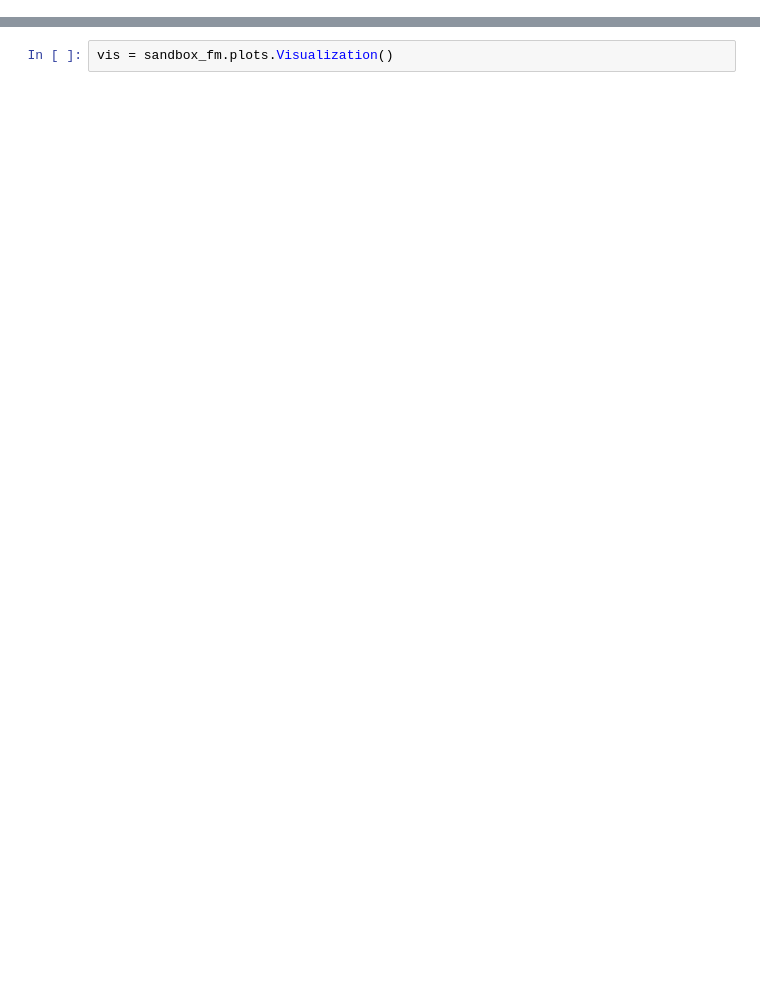
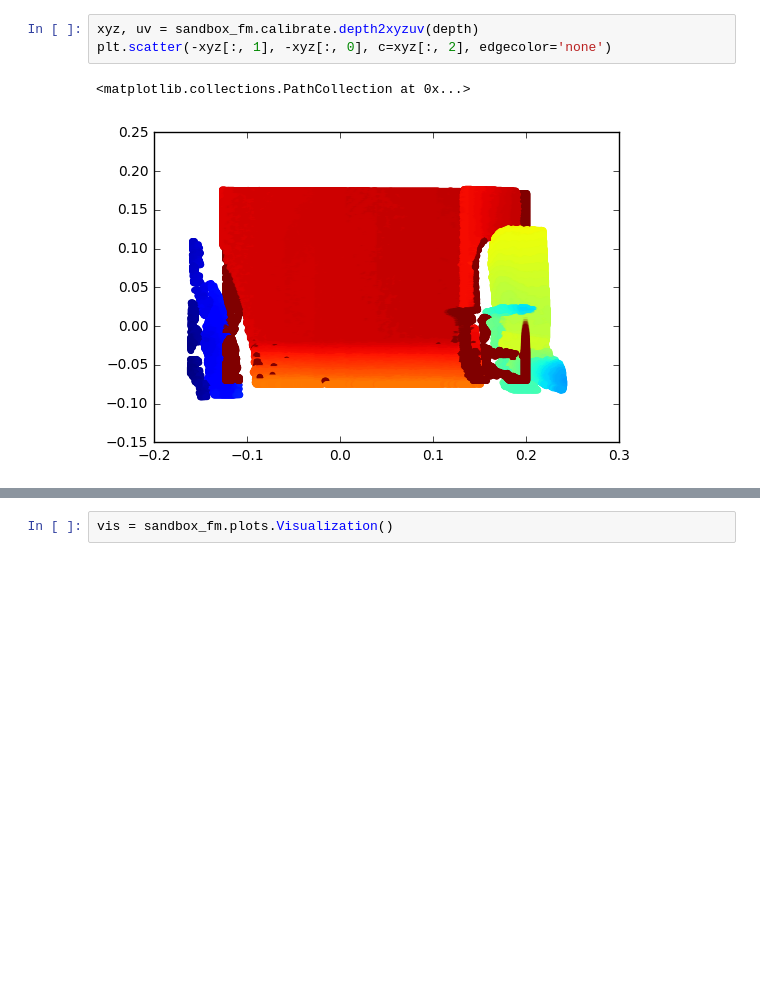
Before and after one commit to openearth/sandbox-fm, a Jupyter notebook: notebooks/coupling.ipynb, the cells around one changed output, grey strips where cells are left out. Drawn from its saved outputs; the diff is of its cells as text; blank space fills up the shorter version.

```diff
--- a/notebooks/coupling.ipynb
+++ b/notebooks/coupling.ipynb
@@ -30 +38,7 @@ img = next(images)
+# %%
+xyz, uv = sandbox_fm.calibrate.depth2xyzuv(depth)
+plt.scatter(-xyz[:, 1], -xyz[:, 0], c=xyz[:, 2], edgecolor='none')
+# %% [output]
+<matplotlib.collections.PathCollection at 0x...>
+[figure, added]
 # %%
```
Also changed, not shown: parts of 33 cells of this notebook, 6 other files.
